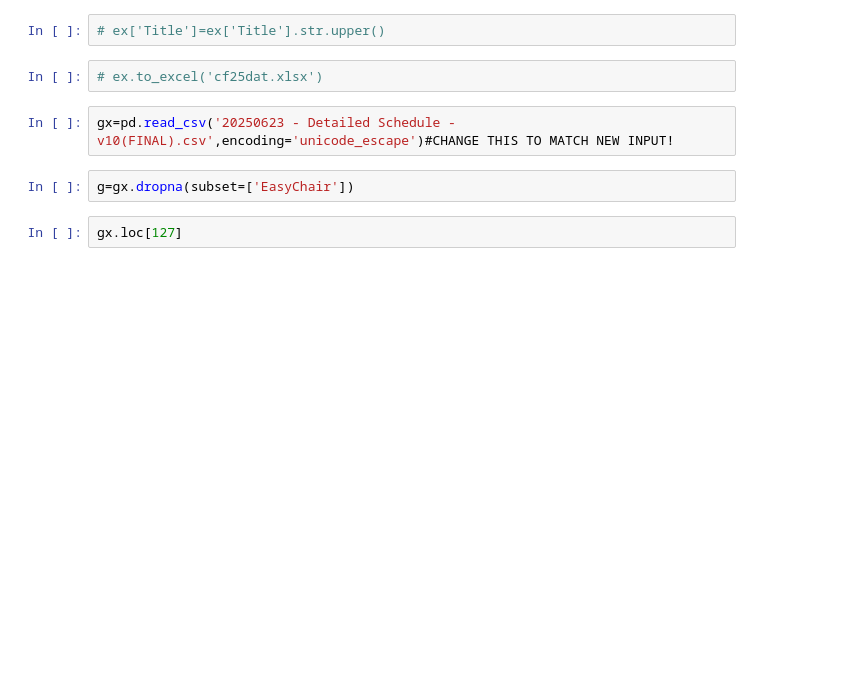
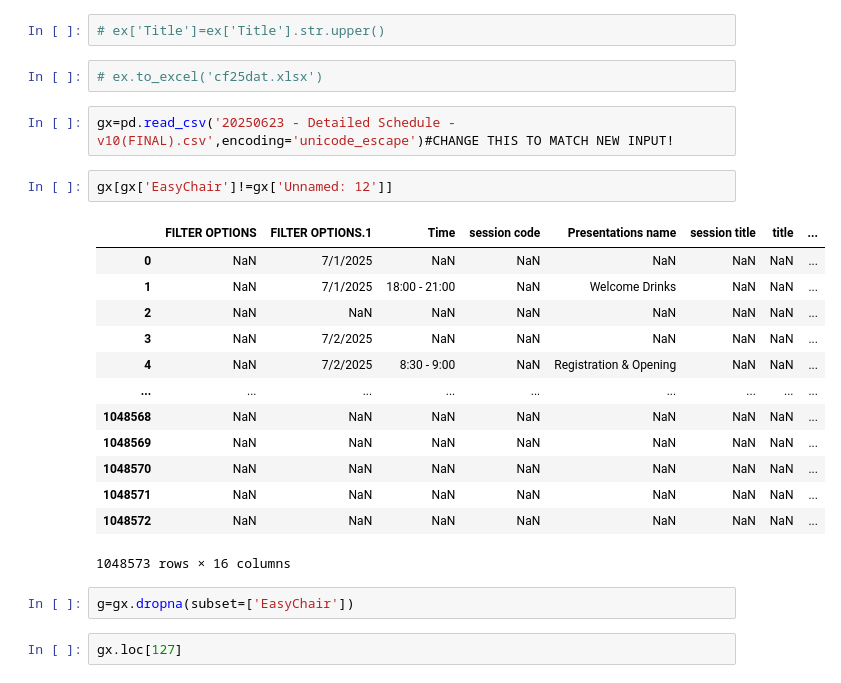
Before and after one commit to clementinec/clementinec.github.io, a Jupyter notebook: images/convert.ipynb, the cells around one changed output. Cells and saved outputs as stored; diff of their text form; blank space fills up the shorter version.

```diff
--- a/images/convert.ipynb
+++ b/images/convert.ipynb
@@ -10,6 +10,22 @@ EX=ex[['ID','Title','Authors','Abstract']]
 # ex.to_excel('cf25dat.xlsx')
 # %%
 gx=pd.read_csv('20250623 - Detailed Schedule - v10(FINAL).csv',encoding='unicode_escape')#CHANGE THIS TO MATCH NEW INPUT!
+# %%
+gx[gx['EasyChair']!=gx['Unnamed: 12']]
+# %% [output]
+|  | FILTER OPTIONS | FILTER OPTIONS.1 | Time | session code | Presentations name | session title | title | ... |
+| 0 | NaN | 7/1/2025 | NaN | NaN | NaN | NaN | NaN | ... |
+| 1 | NaN | 7/1/2025 | 18:00 - 21:00 | NaN | Welcome Drinks | NaN | NaN | ... |
+| 2 | NaN | NaN | NaN | NaN | NaN | NaN | NaN | ... |
+| 3 | NaN | 7/2/2025 | NaN | NaN | NaN | NaN | NaN | ... |
+| 4 | NaN | 7/2/2025 | 8:30 - 9:00 | NaN | Registration & Opening | NaN | NaN | ... |
+| ... | ... | ... | ... | ... | ... | ... | ... | ... |
+| 1048568 | NaN | NaN | NaN | NaN | NaN | NaN | NaN | ... |
+| 1048569 | NaN | NaN | NaN | NaN | NaN | NaN | NaN | ... |
+| 1048570 | NaN | NaN | NaN | NaN | NaN | NaN | NaN | ... |
+| 1048571 | NaN | NaN | NaN | NaN | NaN | NaN | NaN | ... |
+| 1048572 | NaN | NaN | NaN | NaN | NaN | NaN | NaN | ... |
+1048573 rows × 16 columns
 # %%
 g=gx.dropna(subset=['EasyChair'])
 # %%
```
Also changed, not shown: parts of 4 cells of this notebook, 46 other files.
